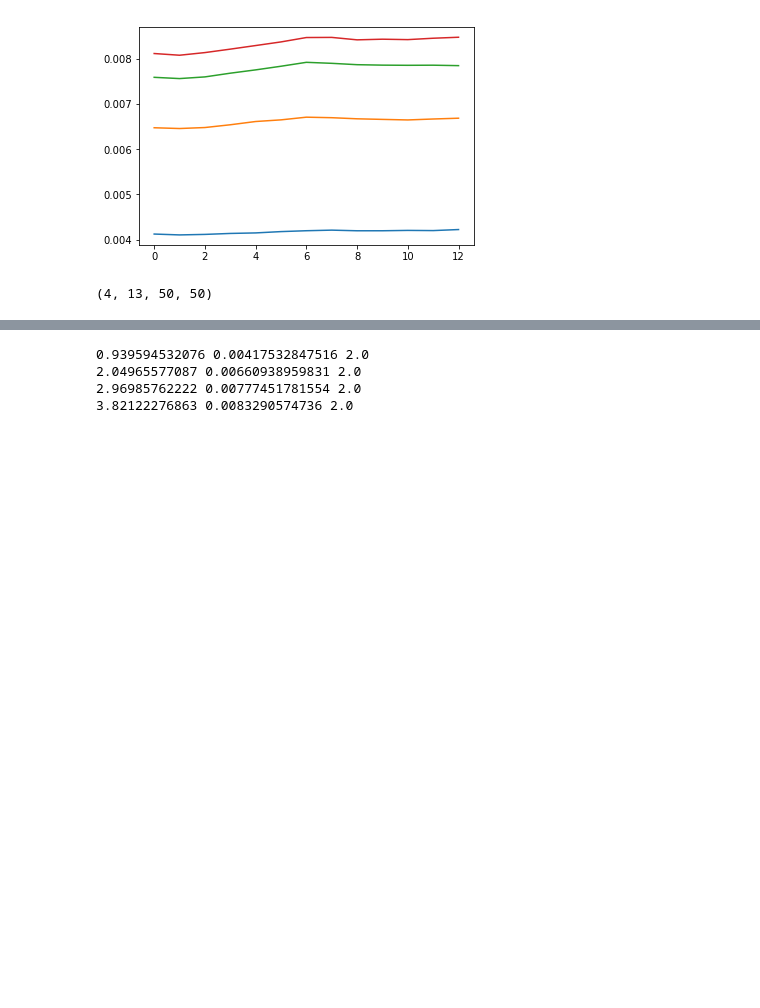
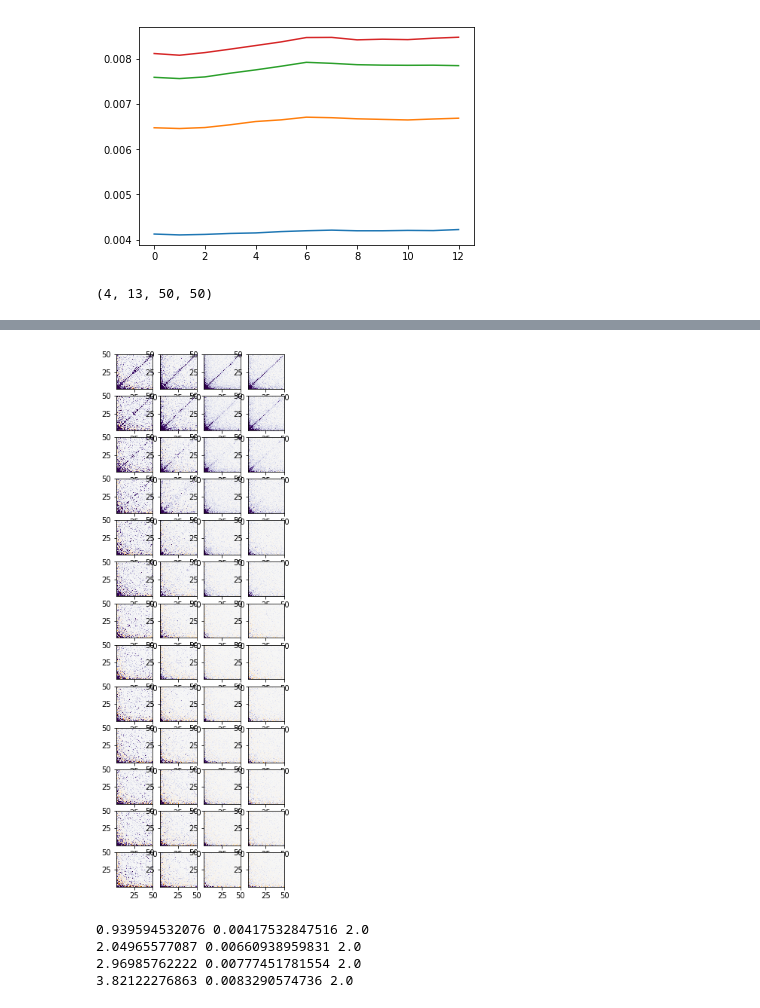
Before and after one commit to dp-rice/multiplemergers, a Jupyter notebook: notebooks/joint_sfs_by_r.ipynb, the cells around one changed output, grey strips where cells are left out. Saved outputs shown, nothing was run; the diff lists cells and outputs as text; code cells hidden in the pictures; blank space fills up the shorter version.

```diff
--- a/notebooks/joint_sfs_by_r.ipynb
+++ b/notebooks/joint_sfs_by_r.ipynb
@@ -554,3 +387,15 @@ plt.show()
+# %%
+fig = plt.figure(figsize=(4,len(d_list)))
+for i_r in range(4):
+    for i_d, d in enumerate(d_list):
+        ax = fig.add_subplot(len(d_list), 4, i_d*4 + i_r + 1)
+        ax.pcolormesh(x,x,wPMI_clean[i_r,i_d,:,:]/PI[i_r,i_d]**2, cmap='PuOr', vmin=-0.05, vmax=0.05)
+        #plt.colorbar()
+        #ax.set_yscale('log')
+        #ax.set_xscale('log')
+plt.show()
+# %% [output]
+[figure, added]
 # %%
 plt.figure(figsize=(8,6))
 for i in range(n_bins):
```
Also changed, not shown: parts of 60 cells of this notebook, 3 other files.
